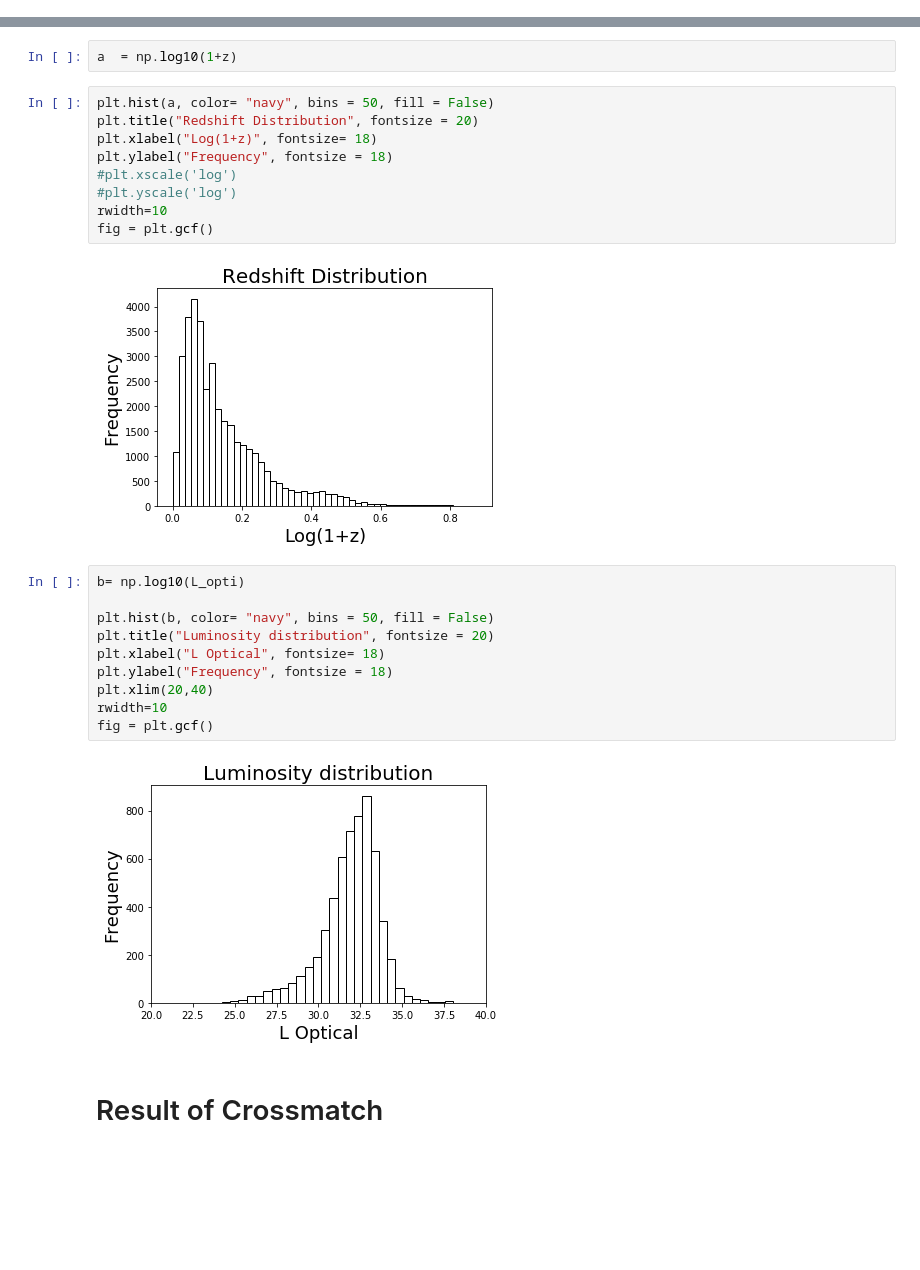
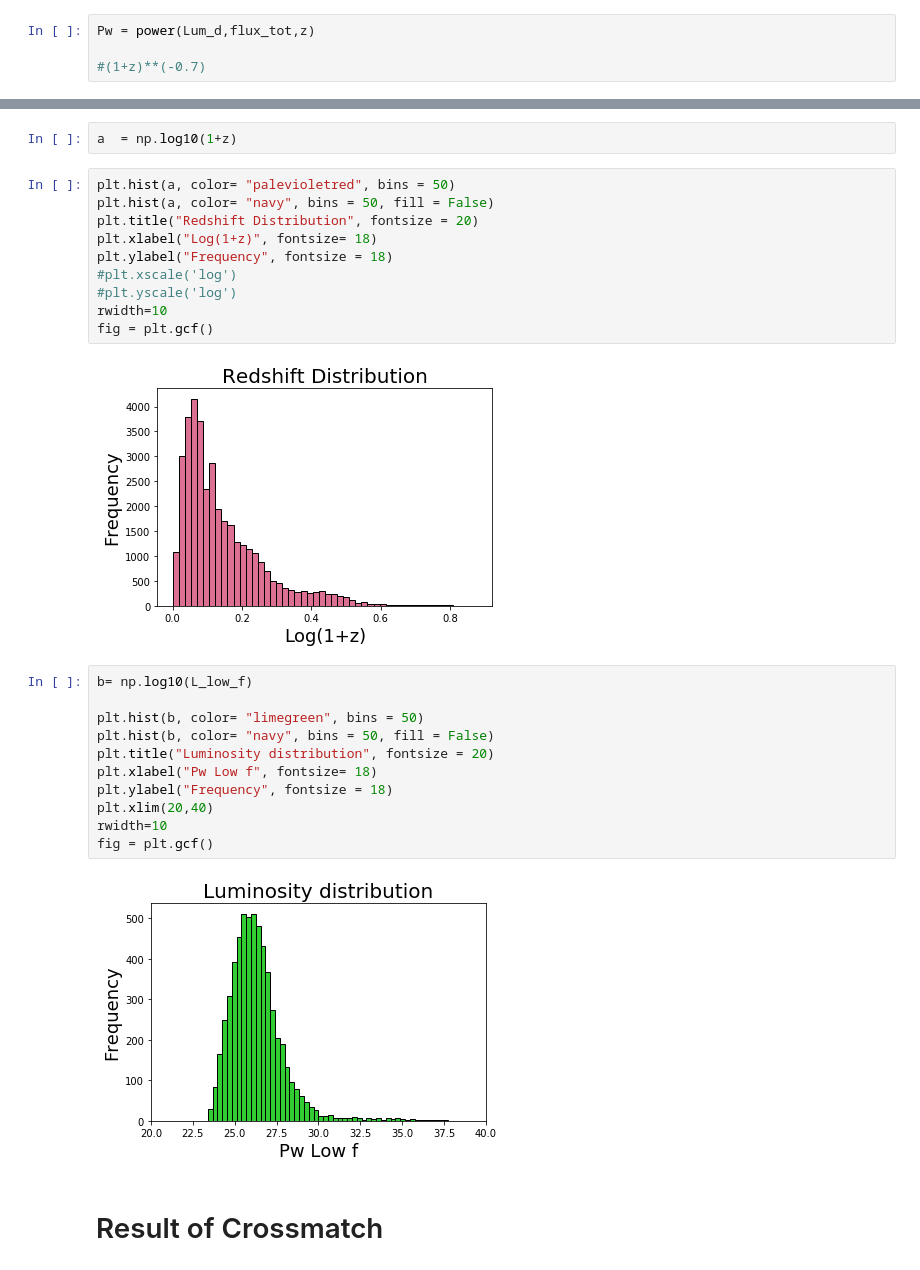
Before and after one commit to gfabj/Oxford-Research, a Jupyter notebook: Python/LOFAR_project.ipynb, the cells around one changed output, grey strips where cells are left out. Drawn from its saved outputs; the diff is of its cells as text; blank space fills up the shorter version.

```diff
--- a/Python/LOFAR_project.ipynb
+++ b/Python/LOFAR_project.ipynb
@@ -70,0 +47,4 @@ t.add_column(aa, index=0)
+# %%
+Pw = power(Lum_d,flux_tot,z)
+
+#(1+z)**(-0.7)
@@ -151,6 +140,7 @@ Text(0,0.5,'Power [W$Hz^-1$]')
 # %%
 a  = np.log10(1+z)
 # %%
+plt.hist(a, color= "palevioletred", bins = 50)
 plt.hist(a, color= "navy", bins = 50, fill = False)
 plt.title("Redshift Distribution", fontsize = 20)
 plt.xlabel("Log(1+z)", fontsize= 18)
@@ -160,19 +150,20 @@ plt.ylabel("Frequency", fontsize = 18)
 rwidth=10
 fig = plt.gcf()
 # %% [output]
-[figure, old version]
+[figure, new version]
 # %%
-b= np.log10(L_opti)
+b= np.log10(L_low_f)
 
+plt.hist(b, color= "limegreen", bins = 50)
 plt.hist(b, color= "navy", bins = 50, fill = False)
 plt.title("Luminosity distribution", fontsize = 20)
-plt.xlabel("L Optical", fontsize= 18)
+plt.xlabel("Pw Low f", fontsize= 18)
 plt.ylabel("Frequency", fontsize = 18)
 plt.xlim(20,40)
 rwidth=10
 fig = plt.gcf()
 # %% [output]
-[figure, old version]
+[figure, new version]
 # %% [markdown]
 # Result of Crossmatch
 # %%
```
Also changed, not shown: parts of 32 cells of this notebook.
